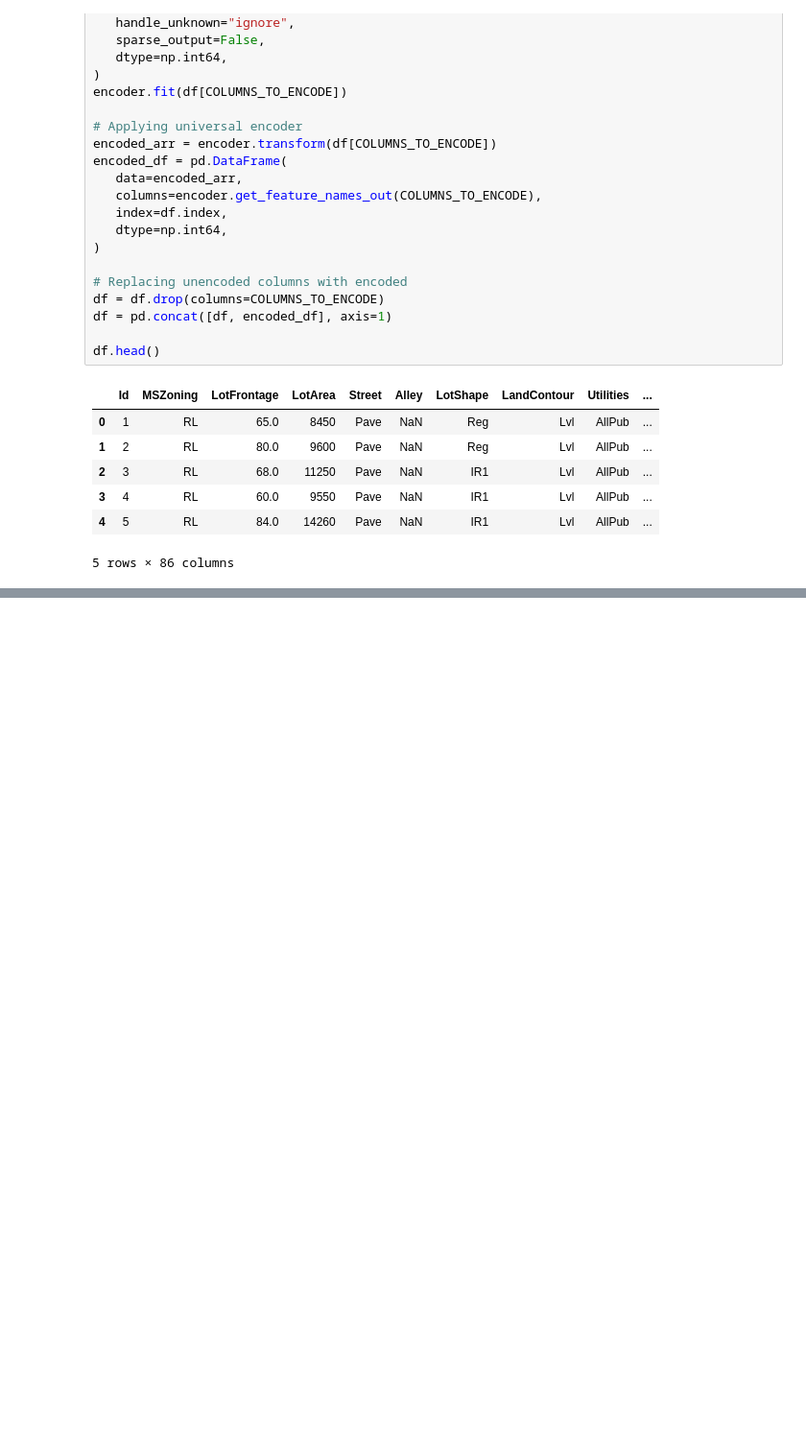
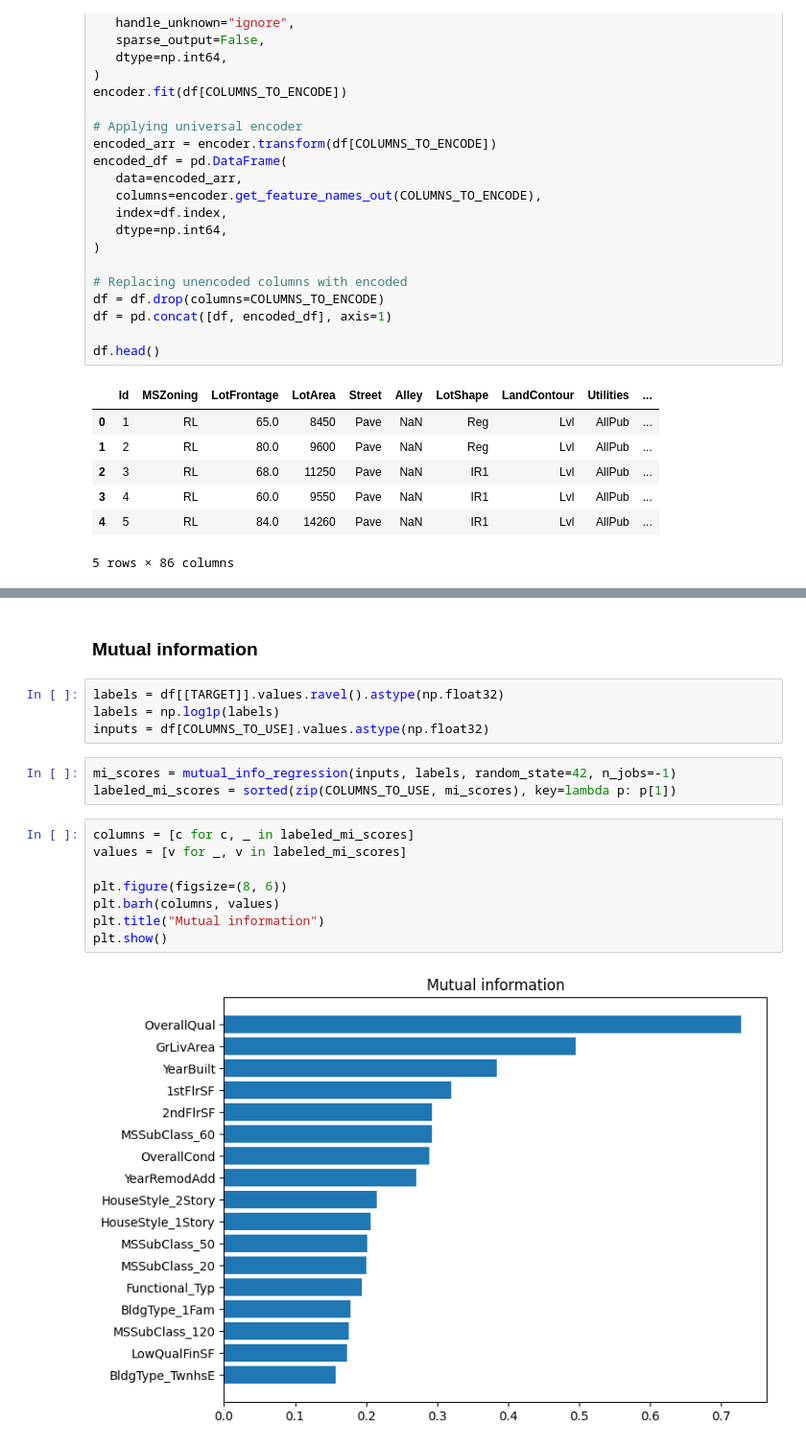
Before and after one commit to Jonik233/kaggle_house_prices, a Jupyter notebook: eda/main_eda.ipynb, the cells around one changed output, grey strips where cells are left out. Shown at 96% size. Cells and saved outputs as stored; diff of their text form; blank space fills up the shorter version.

```diff
--- a/eda/main_eda.ipynb
+++ b/eda/main_eda.ipynb
@@ -416,0 +470,19 @@ plt.show()
+# %% [markdown]
+### Mutual information
+# %%
+labels = df[[TARGET]].values.ravel().astype(np.float32)
+labels = np.log1p(labels)
+inputs = df[COLUMNS_TO_USE].values.astype(np.float32)
+# %%
+mi_scores = mutual_info_regression(inputs, labels, random_state=42, n_jobs=-1)
+labeled_mi_scores = sorted(zip(COLUMNS_TO_USE, mi_scores), key=lambda p: p[1])
+# %%
+columns = [c for c, _ in labeled_mi_scores]
+values = [v for _, v in labeled_mi_scores]
+
+plt.figure(figsize=(8, 6))
+plt.barh(columns, values)
+plt.title("Mutual information")
+plt.show()
+# %% [output]
+[figure, added]
```
Also changed, not shown: parts of 17 cells of this notebook.
